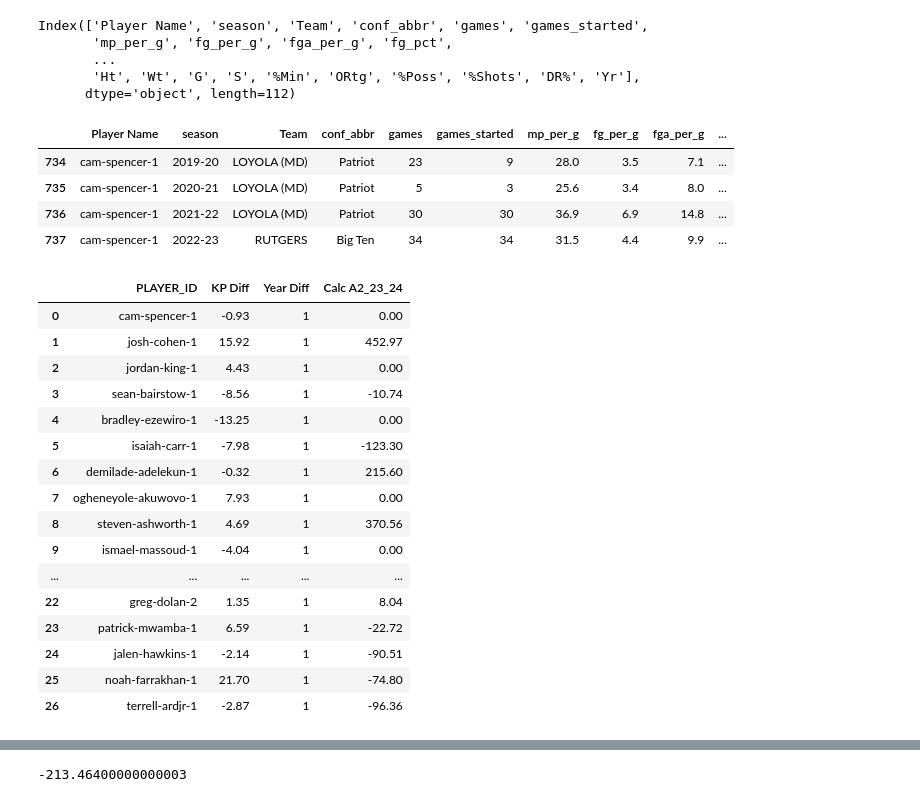
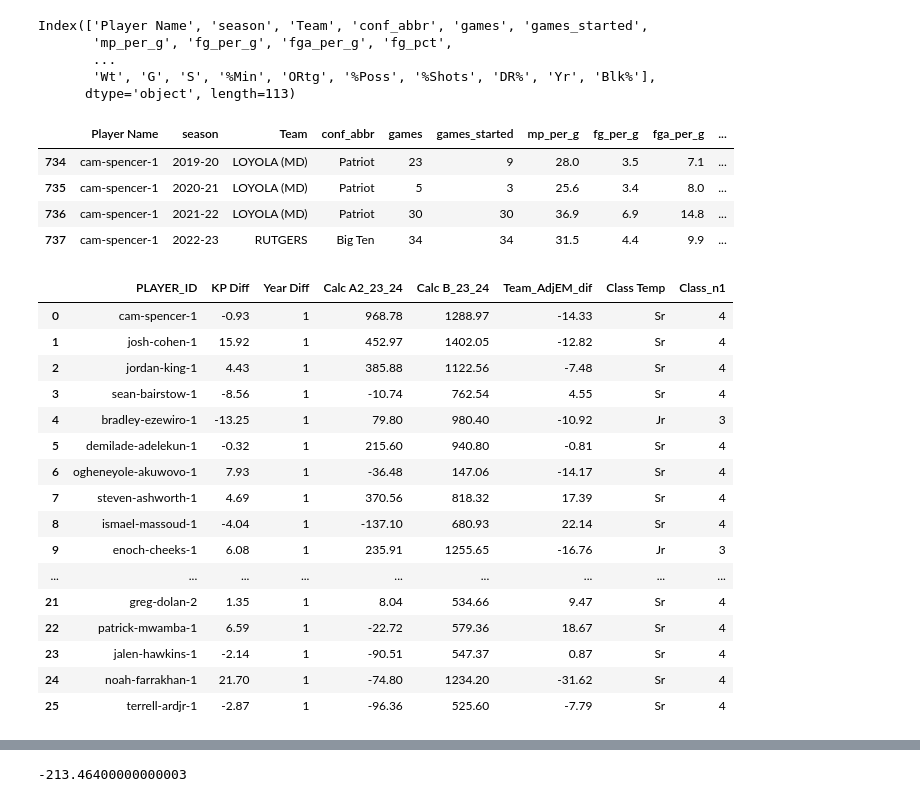
Before and after one commit to zainhoda1/Capstone-project, a Jupyter notebook: Analysis files/predictions.ipynb, the cells around one changed output, grey strips where cells are left out. Saved outputs shown, nothing was run; the diff lists cells and outputs as text; code cells hidden in the pictures.

```diff
--- a/Analysis files/predictions.ipynb
+++ b/Analysis files/predictions.ipynb
@@ -20,11 +20,11 @@ a = pd.read_csv("/Users/caldavis/Documents/GitHub/Capstone-project/Data folder/f
 a = a[['Player Name', 'season', 'Team', 'conf_abbr', 'games', 'games_started', 'mp_per_g', 'fg_per_g', 'fga_per_g', 'fg_pct', 'fg2_per_g', 'fg2a_per_g', 'fg2_pct', 'fg3_per_g', 'fg3a_per_g', 'fg3_pct', 'ft_per_g', 'fta_per_g', 'ft_pct', 'orb_per_g', 'drb_per_g', 'trb_per_g', 'ast_per_g', 'stl_per_g', 'blk_per_g', 'tov_per_g', 'pf_per_g', 'pts_per_g', 'sos', 'mp', 'fg', 'fga', 'fg2', 'fg2a', 'fg2_pct.1', 'fg3', 'fg3a', 'ft', 'fta', 'orb', 'drb', 'trb', 'ast', 'stl', 'blk', 'tov', 'pf', 'pts', 'fg_per_min', 'fga_per_min', 'fg2_per_min', 'fg2a_per_min', 'fg3_per_min', 'fg3a_per_min', 'ft_per_min', 'fta_per_min', 'trb_per_min', 'ast_per_min', 'stl_per_min', 'blk_per_min', 'tov_per_min', 'pf_per_min', 'pts_per_min',
     'fg_per_poss', 'fga_per_poss', 'fg2_per_poss', 'fg2a_per_poss', 'fg3_per_poss', 'fg3a_per_poss', 'ft_per_poss', 'fta_per_poss', 'trb_per_poss', 'ast_per_poss', 'stl_per_poss', 'blk_per_poss', 'tov_per_poss', 'pf_per_poss', 'pts_per_poss', 'off_rtg', 'def_rtg',
     'per', 'ts_pct', 'efg_pct', 'fg3a_per_fga_pct', 'fta_per_fga_pct', 'pprod', 'orb_pct', 'drb_pct', 'trb_pct', 'ast_pct', 'stl_pct', 'blk_pct', 'tov_pct', 'usg_pct', 'ows', 'dws', 'ws', 'ws_per_40', 'obpm', 'dbpm', 'bpm', 'year', 'Ht', 'Wt',
-    'G', 'S', '%Min', 'ORtg', '%Poss', '%Shots', 'DR%', 'Yr']]
+    'G', 'S', '%Min', 'ORtg', '%Poss', '%Shots', 'DR%', 'Yr', 'Blk%']]
 a[['games', 'games_started', 'mp_per_g', 'fg_per_g', 'fga_per_g', 'fg_pct', 'fg2_per_g', 'fg2a_per_g', 'fg2_pct', 'fg3_per_g', 'fg3a_per_g', 'fg3_pct', 'ft_per_g', 'fta_per_g', 'ft_pct', 'orb_per_g', 'drb_per_g', 'trb_per_g', 'ast_per_g', 'stl_per_g', 'blk_per_g', 'tov_per_g', 'pf_per_g', 'pts_per_g', 'sos', 'mp', 'fg', 'fga', 'fg2', 'fg2a', 'fg2_pct.1', 'fg3', 'fg3a', 'ft', 'fta', 'orb', 'drb', 'trb', 'ast', 'stl', 'blk', 'tov', 'pf', 'pts', 'fg_per_min', 'fga_per_min', 'fg2_per_min', 'fg2a_per_min', 'fg3_per_min', 'fg3a_per_min', 'ft_per_min', 'fta_per_min', 'trb_per_min', 'ast_per_min', 'stl_per_min', 'blk_per_min', 'tov_per_min', 'pf_per_min', 'pts_per_min',
     'fg_per_poss', 'fga_per_poss', 'fg2_per_poss', 'fg2a_per_poss', 'fg3_per_poss', 'fg3a_per_poss', 'ft_per_poss', 'fta_per_poss', 'trb_per_poss', 'ast_per_poss', 'stl_per_poss', 'blk_per_poss', 'tov_per_poss', 'pf_per_poss', 'pts_per_poss', 'off_rtg', 'def_rtg',
     'per', 'ts_pct', 'efg_pct', 'fg3a_per_fga_pct', 'fta_per_fga_pct', 'pprod', 'orb_pct', 'drb_pct', 'trb_pct', 'ast_pct', 'stl_pct', 'blk_pct', 'tov_pct', 'usg_pct', 'ows', 'dws', 'ws', 'ws_per_40', 'obpm', 'dbpm', 'bpm', 'year', 'Ht', 'Wt',
-    'G', 'S', '%Min', 'ORtg', '%Poss', '%Shots', 'DR%', 'Yr']].apply(pd.to_numeric, errors="ignore")
+    'G', 'S', '%Min', 'ORtg', '%Poss', '%Shots', 'DR%', 'Yr', 'Blk%']].apply(pd.to_numeric, errors="ignore")
 a = a.replace(to_replace='NO IDEA', value=0)
 a = a.replace(to_replace='---', value=0)
 a = a.fillna(0)
@@ -38,8 +38,8 @@ a.columns
 Index(['Player Name', 'season', 'Team', 'conf_abbr', 'games', 'games_started',
        'mp_per_g', 'fg_per_g', 'fga_per_g', 'fg_pct',
        ...
-       'Ht', 'Wt', 'G', 'S', '%Min', 'ORtg', '%Poss', '%Shots', 'DR%', 'Yr'],
-      dtype='object', length=112)
+       'Wt', 'G', 'S', '%Min', 'ORtg', '%Poss', '%Shots', 'DR%', 'Yr', 'Blk%'],
+      dtype='object', length=113)
 # %%
 a[a['Player Name']=='cam-spencer-1']
 # %% [output]
@@ -50,24 +50,29 @@ a[a['Player Name']=='cam-spencer-1']
 | 737 | cam-spencer-1 | 2022-23 | RUTGERS | Big Ten | 34 | 34 | 31.5 | 4.4 | 9.9 | ... |
 # %%
 #beta_df = pd.read_csv("/Users/caldavis/Documents/GitHub/Capstone-project/Data folder/Prediction Names Full.csv")
-beta_df = pd.read_csv("/Users/caldavis/Documents/GitHub/Capstone-project/Data folder/Prediction Names.csv")
-beta_df = beta_df[['PLAYER_ID', 'KP Diff', 'Year Diff', 'Calc A2_23_24']]
+beta_df = pd.read_csv("/Users/caldavis/Documents/GitHub/Capstone-project/Data folder/Prediction Names Full Full.csv")
+beta_df = beta_df[['PLAYER_ID', 'KP Diff', 'Year Diff', 'Calc A2_23_24', 'Calc B_23_24', 'Team_AdjEM_dif', 'Class_n1']]
+beta_df = beta_df.rename({'Class_n1': 'Class Temp'}, axis=1)
+year_cond = [(beta_df['Class Temp']=='Fr'), (beta_df['Class Temp']=='So'),
+            (beta_df['Class Temp']=='Jr'), (beta_df['Class Temp']=='Sr')]
+year_val = [1, 2, 3, 4]
+beta_df['Class_n1'] = np.select(year_cond, year_val)
 beta_df
 # %% [output]
-|  | PLAYER_ID | KP Diff | Year Diff | Calc A2_23_24 |
-| 0 | cam-spencer-1 | -0.93 | 1 | 0.00 |
-| 1 | josh-cohen-1 | 15.92 | 1 | 452.97 |
-| 2 | jordan-king-1 | 4.43 | 1 | 0.00 |
-| 3 | sean-bairstow-1 | -8.56 | 1 | -10.74 |
-| 4 | bradley-ezewiro-1 | -13.25 | 1 | 0.00 |
-| 5 | isaiah-carr-1 | -7.98 | 1 | -123.30 |
-| 6 | demilade-adelekun-1 | -0.32 | 1 | 215.60 |
-| 7 | ogheneyole-akuwovo-1 | 7.93 | 1 | 0.00 |
-| 8 | steven-ashworth-1 | 4.69 | 1 | 370.56 |
-| 9 | ismael-massoud-1 | -4.04 | 1 | 0.00 |
-| ... | ... | ... | ... | ... |
-| 22 | greg-dolan-2 | 1.35 | 1 | 8.04 |
-| 23 | patrick-mwamba-1 | 6.59 | 1 | -22.72 |
-| 24 | jalen-hawkins-1 | -2.14 | 1 | -90.51 |
-| 25 | noah-farrakhan-1 | 21.70 | 1 | -74.80 |
-| 26 | terrell-ardjr-1 | -2.87 | 1 | -96.36 |
+|  | PLAYER_ID | KP Diff | Year Diff | Calc A2_23_24 | Calc B_23_24 | Team_AdjEM_dif | Class Temp | Class_n1 |
+| 0 | cam-spencer-1 | -0.93 | 1 | 968.78 | 1288.97 | -14.33 | Sr | 4 |
+| 1 | josh-cohen-1 | 15.92 | 1 | 452.97 | 1402.05 | -12.82 | Sr | 4 |
+| 2 | jordan-king-1 | 4.43 | 1 | 385.88 | 1122.56 | -7.48 | Sr | 4 |
+| 3 | sean-bairstow-1 | -8.56 | 1 | -10.74 | 762.54 | 4.55 | Sr | 4 |
+| 4 | bradley-ezewiro-1 | -13.25 | 1 | 79.80 | 980.40 | -10.92 | Jr | 3 |
+| 5 | demilade-adelekun-1 | -0.32 | 1 | 215.60 | 940.80 | -0.81 | Sr | 4 |
+| 6 | ogheneyole-akuwovo-1 | 7.93 | 1 | -36.48 | 147.06 | -14.17 | Sr | 4 |
+| 7 | steven-ashworth-1 | 4.69 | 1 | 370.56 | 818.32 | 17.39 | Sr | 4 |
+| 8 | ismael-massoud-1 | -4.04 | 1 | -137.10 | 680.93 | 22.14 | Sr | 4 |
+| 9 | enoch-cheeks-1 | 6.08 | 1 | 235.91 | 1255.65 | -16.76 | Jr | 3 |
+| ... | ... | ... | ... | ... | ... | ... | ... | ... |
+| 21 | greg-dolan-2 | 1.35 | 1 | 8.04 | 534.66 | 9.47 | Sr | 4 |
+| 22 | patrick-mwamba-1 | 6.59 | 1 | -22.72 | 579.36 | 18.67 | Sr | 4 |
+| 23 | jalen-hawkins-1 | -2.14 | 1 | -90.51 | 547.37 | 0.87 | Sr | 4 |
+| 24 | noah-farrakhan-1 | 21.70 | 1 | -74.80 | 1234.20 | -31.62 | Sr | 4 |
+| 25 | terrell-ardjr-1 | -2.87 | 1 | -96.36 | 525.60 | -7.79 | Sr | 4 |
```
Also changed, not shown: parts of 22 cells of this notebook, 2 other files.
